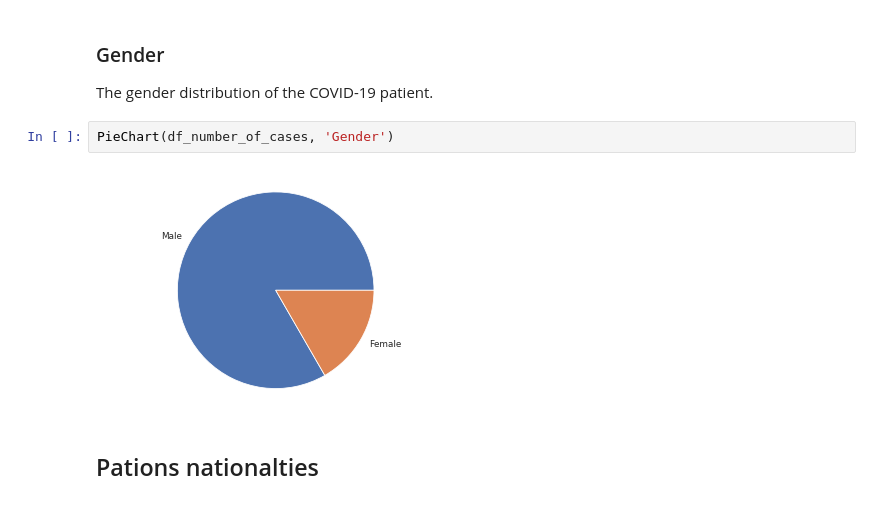
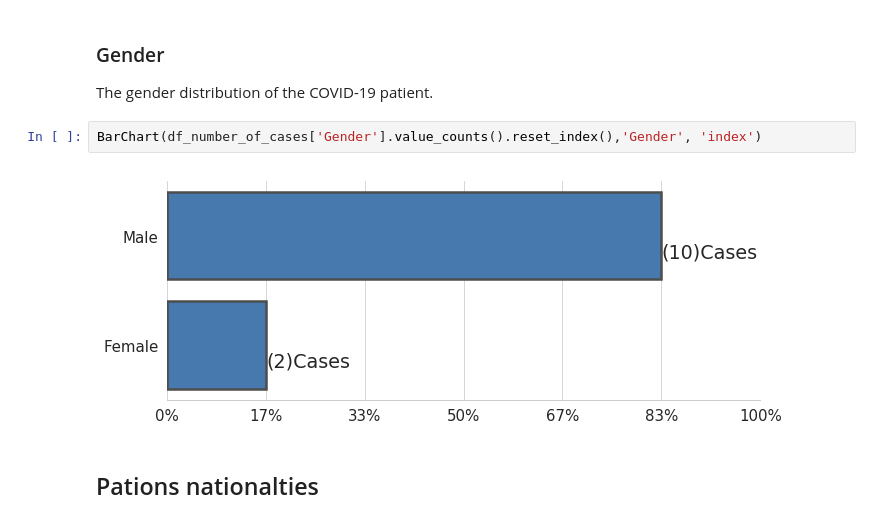
Before and after one commit to asmaatbaeen/CoronavirusCases-in-Sudan, a Jupyter notebook: notebooks/VisualsNotebook.ipynb, the cells around one changed output. Cells and saved outputs as stored; diff of their text form.

```diff
--- a/notebooks/VisualsNotebook.ipynb
+++ b/notebooks/VisualsNotebook.ipynb
@@ -123,10 +154,10 @@ BarChart(df_number_of_cases['Travel history'].value_counts().reset_index(),'Trav
 # %% [markdown]
 ### Gender
 The gender distribution of the COVID-19 patient.
-# %%
-PieChart(df_number_of_cases, 'Gender')
-# %% [output]
-[figure, removed]
+# %%
+BarChart(df_number_of_cases['Gender'].value_counts().reset_index(),'Gender', 'index')
+# %% [output]
+[figure, added]
 # %% [markdown]
 ## Pations nationalties
 # %%
```
Also changed, not shown: parts of 9 cells of this notebook.
